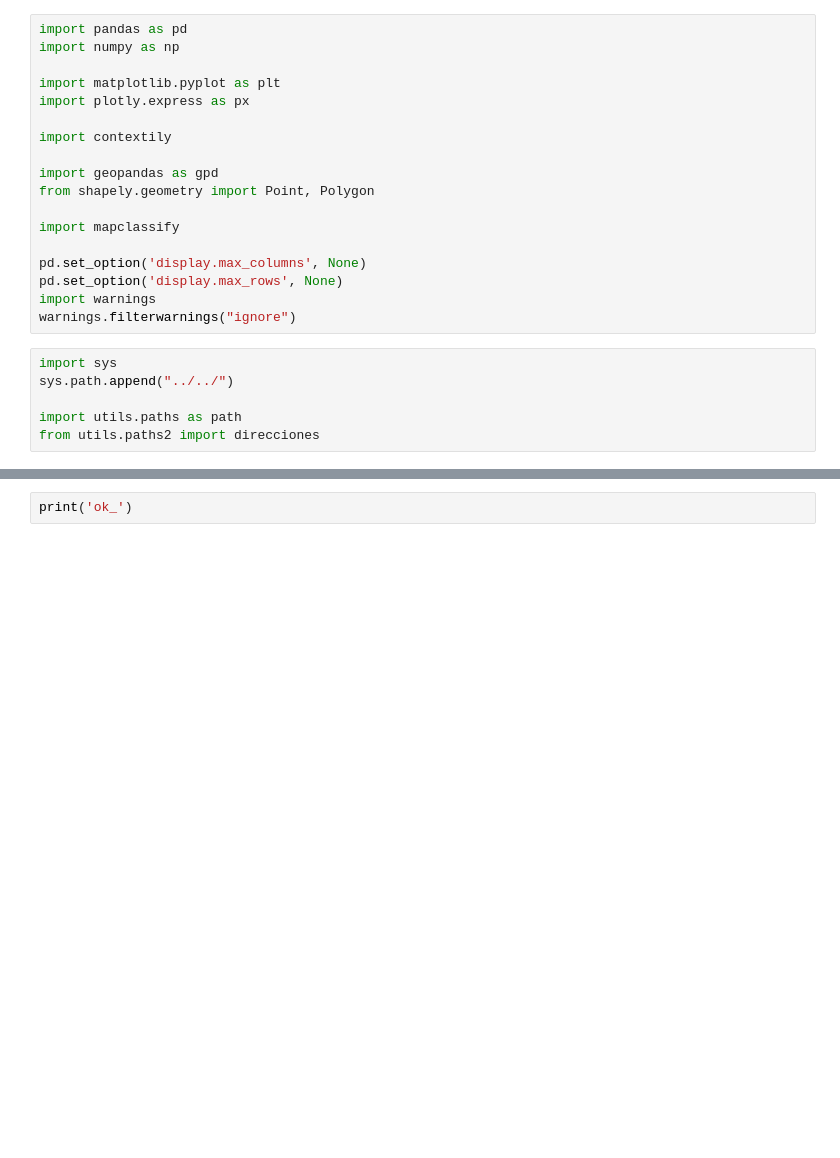
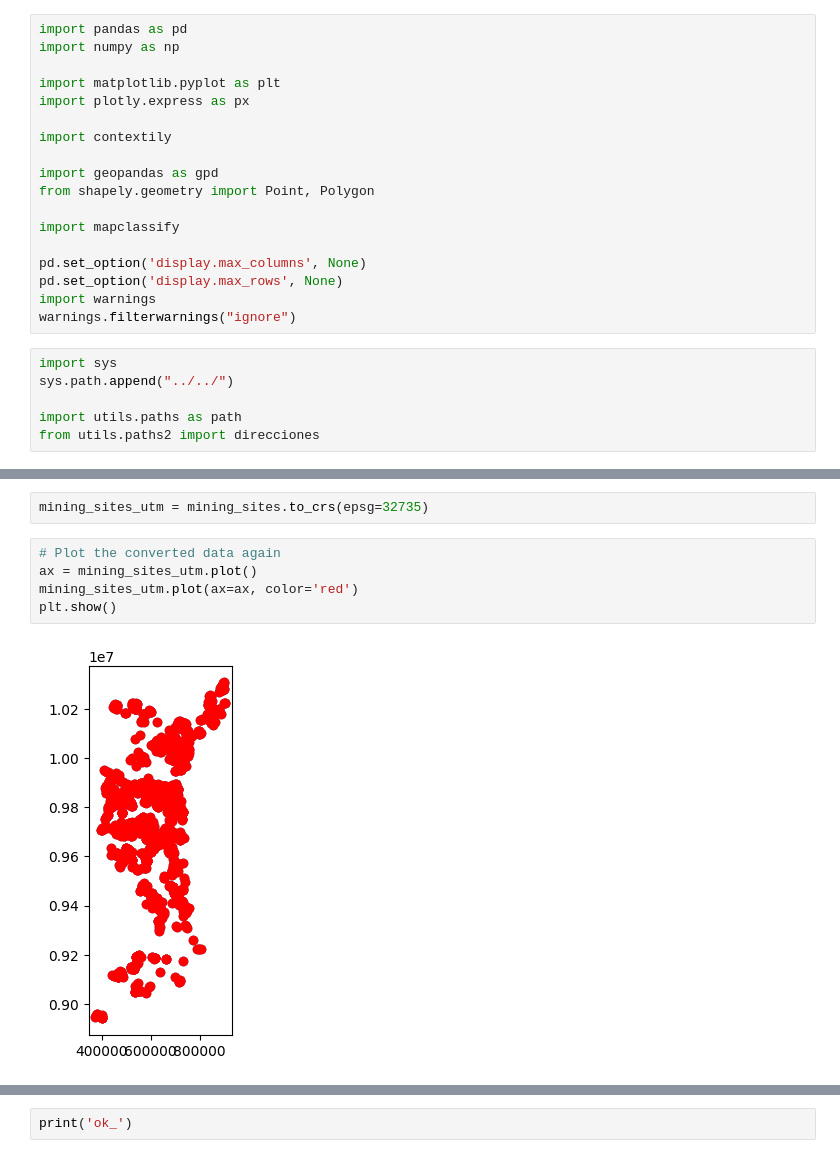
Before and after one commit to oecorrechag/geogeo, a Jupyter notebook: notebooks/Working with Geospatial Data in Python/0.4.0_Putting it all together - Artisanal mining sites case study.ipynb, the cells around one changed output, grey strips where cells are left out. Saved outputs shown, nothing was run; the diff lists cells and outputs as text; blank space fills up the shorter version.

```diff
--- a/notebooks/Working with Geospatial Data in Python/0.4.0_Putting it all together - Artisanal mining sites case study.ipynb
+++ b/notebooks/Working with Geospatial Data in Python/0.4.0_Putting it all together - Artisanal mining sites case study.ipynb
@@ -31,0 +85,9 @@ from utils.paths2 import direcciones
+# %%
+mining_sites_utm = mining_sites.to_crs(epsg=32735)
+# %%
+# Plot the converted data again
+ax = mining_sites_utm.plot()
+mining_sites_utm.plot(ax=ax, color='red')
+plt.show()
+# %% [output]
+[figure, added]
```
Also changed, not shown: parts of 13 cells of this notebook.
